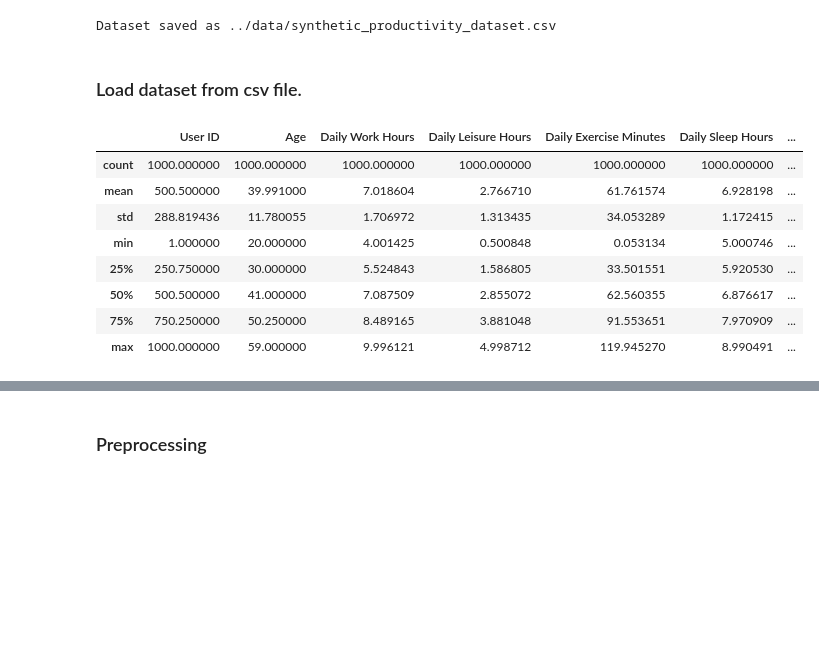
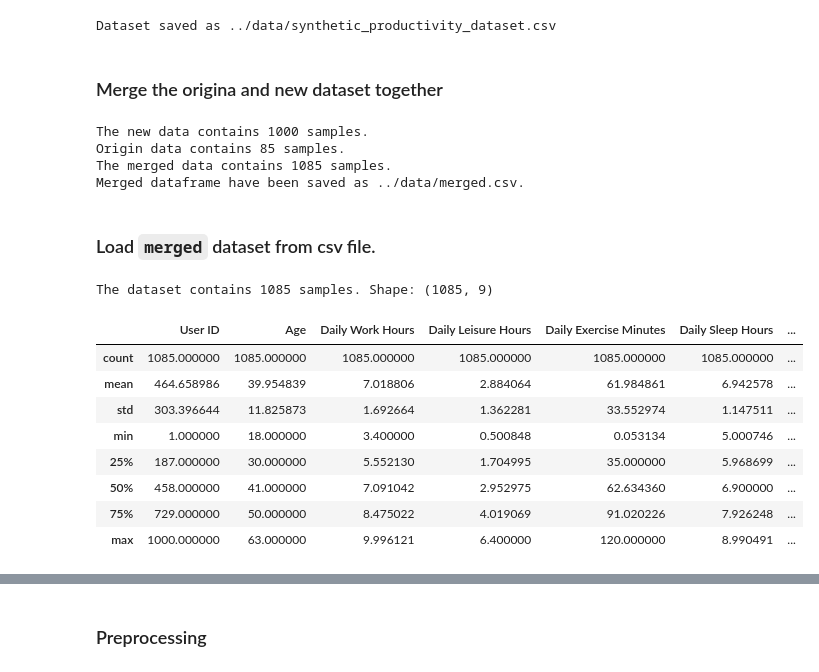
Before and after one commit to yceugene/learnsync, a Jupyter notebook: src/simulation.ipynb, the cells around one changed output, grey strips where cells are left out. Cells and saved outputs as stored; diff of their text form; code cells hidden in the pictures; blank space fills up the shorter version.

Commit message:
Merge generated data into the origial one, store them to merged.csv.

```diff
--- a/src/simulation.ipynb
+++ b/src/simulation.ipynb
@@ -110,24 +110,52 @@ gen_data.to_csv(path, index=False)
 print(f"Dataset saved as {path}")
 # %% [output]
 Dataset saved as ../data/synthetic_productivity_dataset.csv
-# %% [markdown]
-### Load dataset from csv file.
+# %% [markdown]
+### Merge the origina and new dataset together
 # %%
-# Create dataset
+# Load new data
 path = "../data/synthetic_productivity_dataset.csv"
-data = pd.read_csv(path)
+new_data = pd.read_csv(path)
+print(f"The new data contains {new_data.shape[0]} samples.")
+
+# Load original data
+origin_path = "../data/Time Management and Productivity Insights.csv"
+origin_data = pd.read_csv(origin_path)
+print(f"Origin data contains {origin_data.shape[0]} samples.")
+
+# Merge new and origina data
+merged_data = pd.concat([new_data, origin_data], ignore_index=True)
+print(f"The merged data contains {merged_data.shape[0]} samples.")
+
+# Save the merged dataset to a CSV file
+path = "../data/merged.csv"
+merged_data.to_csv(path, index=False)
+print(f"Merged dataframe have been saved as {path}.")
+# %% [output]
+The new data contains 1000 samples.
+Origin data contains 85 samples.
+The merged data contains 1085 samples.
+Merged dataframe have been saved as ../data/merged.csv.
+# %% [markdown]
+### Load `merged` dataset from csv file.
 # %%
+# Load new data
+path = "../data/merged.csv"
+data = pd.read_csv(path)
+print(f"The dataset contains {data.shape[0]} samples. Shape: {data.shape}")
+
 data.describe()
 # %% [output]
+The dataset contains 1085 samples. Shape: (1085, 9)
 |  | User ID | Age | Daily Work Hours | Daily Leisure Hours | Daily Exercise Minutes | Daily Sleep Hours | ... |
-| count | 1000.000000 | 1000.000000 | 1000.000000 | 1000.000000 | 1000.000000 | 1000.000000 | ... |
-| mean | 500.500000 | 39.991000 | 7.018604 | 2.766710 | 61.761574 | 6.928198 | ... |
-| std | 288.819436 | 11.780055 | 1.706972 | 1.313435 | 34.053289 | 1.172415 | ... |
-| min | 1.000000 | 20.000000 | 4.001425 | 0.500848 | 0.053134 | 5.000746 | ... |
-| 25% | 250.750000 | 30.000000 | 5.524843 | 1.586805 | 33.501551 | 5.920530 | ... |
-| 50% | 500.500000 | 41.000000 | 7.087509 | 2.855072 | 62.560355 | 6.876617 | ... |
-| 75% | 750.250000 | 50.250000 | 8.489165 | 3.881048 | 91.553651 | 7.970909 | ... |
-| max | 1000.000000 | 59.000000 | 9.996121 | 4.998712 | 119.945270 | 8.990491 | ... |
+| count | 1085.000000 | 1085.000000 | 1085.000000 | 1085.000000 | 1085.000000 | 1085.000000 | ... |
+| mean | 464.658986 | 39.954839 | 7.018806 | 2.884064 | 61.984861 | 6.942578 | ... |
+| std | 303.396644 | 11.825873 | 1.692664 | 1.362281 | 33.552974 | 1.147511 | ... |
+| min | 1.000000 | 18.000000 | 3.400000 | 0.500848 | 0.053134 | 5.000746 | ... |
+| 25% | 187.000000 | 30.000000 | 5.552130 | 1.704995 | 35.000000 | 5.968699 | ... |
+| 50% | 458.000000 | 41.000000 | 7.091042 | 2.952975 | 62.634360 | 6.900000 | ... |
+| 75% | 729.000000 | 50.000000 | 8.475022 | 4.019069 | 91.020226 | 7.926248 | ... |
+| max | 1000.000000 | 63.000000 | 9.996121 | 6.400000 | 120.000000 | 8.990491 | ... |
 # %%
 data.info()
 # %% [output]
```
Also changed, not shown: parts of 2 cells of this notebook, 1 other file.
